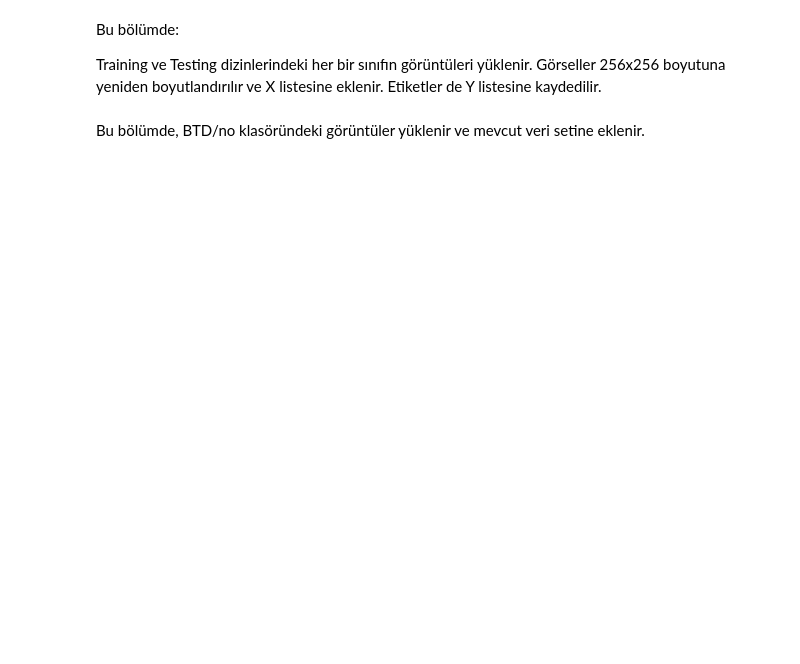
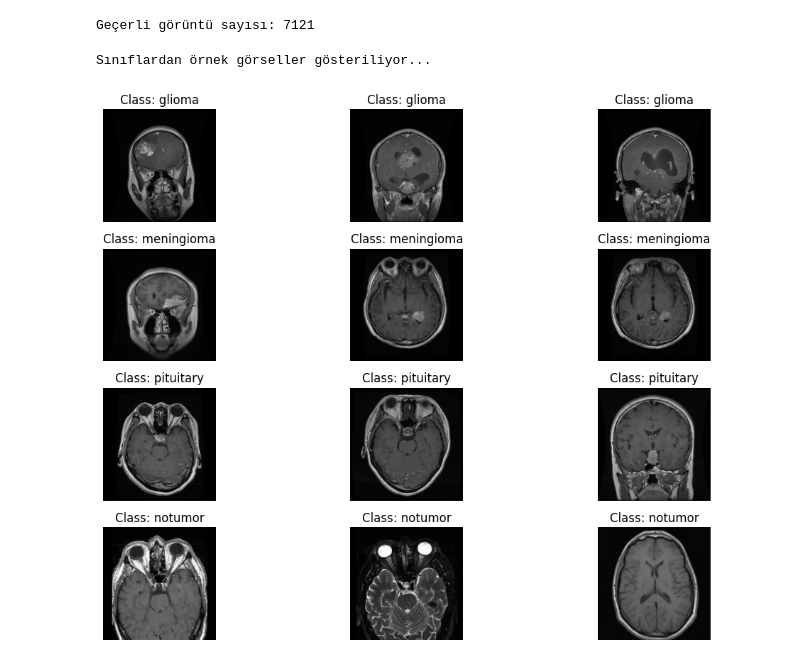
Before and after one commit to Last-Chance-Team/brain-tumor-detection, a Jupyter notebook: dataset_operations.ipynb, the cells around one changed output. Cells and saved outputs as stored; diff of their text form; code cells hidden in the pictures; blank space fills up the shorter version.

```diff
--- a/dataset_operations.ipynb
+++ b/dataset_operations.ipynb
@@ -34,6 +54,0 @@ for folder_type in ['Training', 'Testing']:
-# %% [markdown]
-Bu bölümde:
-
-Training ve Testing dizinlerindeki her bir sınıfın görüntüleri yüklenir.
-Görseller 256x256 boyutuna yeniden boyutlandırılır ve X listesine eklenir.
-Etiketler de Y listesine kaydedilir.
@@ -50,2 +55,28 @@ for image_name in tqdm(os.listdir(no_folder_path), desc='Loading BTD no class'):
-# %% [markdown]
-Bu bölümde, BTD/no klasöründeki görüntüler yüklenir ve mevcut veri setine eklenir.
+# %%
+# Boş veya bozuk görüntülerin kontrolü
+valid_images = []
+valid_labels = []
+for i, img in enumerate(X):
+    if img is not None and np.max(img) > 0:  # Maksimum piksel değeri sıfırdan büyük olmalı
+        valid_images.append(img)
+        valid_labels.append(Y[i])
+X, Y = valid_images, valid_labels
+print(f"Geçerli görüntü sayısı: {len(X)}")
+# %% [output]
+Geçerli görüntü sayısı: 7121
+# %%
+# Sınıflardan örnek görsellerin gösterimi
+print("Sınıflardan örnek görseller gösteriliyor...")
+plt.figure(figsize=(12, 8))
+for i, label in enumerate(labels):
+    sample_indices = [j for j, y in enumerate(Y) if y == label][:3]
+    for k, idx in enumerate(sample_indices):
+        plt.subplot(len(labels), 3, i * 3 + k + 1)
+        plt.imshow(cv2.cvtColor(X[idx], cv2.COLOR_BGR2RGB))
+        plt.title(f"Class: {label}")
+        plt.axis('off')
+plt.tight_layout()
+plt.show()
+# %% [output]
+Sınıflardan örnek görseller gösteriliyor...
+[figure, added]
```
Also changed, not shown: parts of 20 cells of this notebook.
